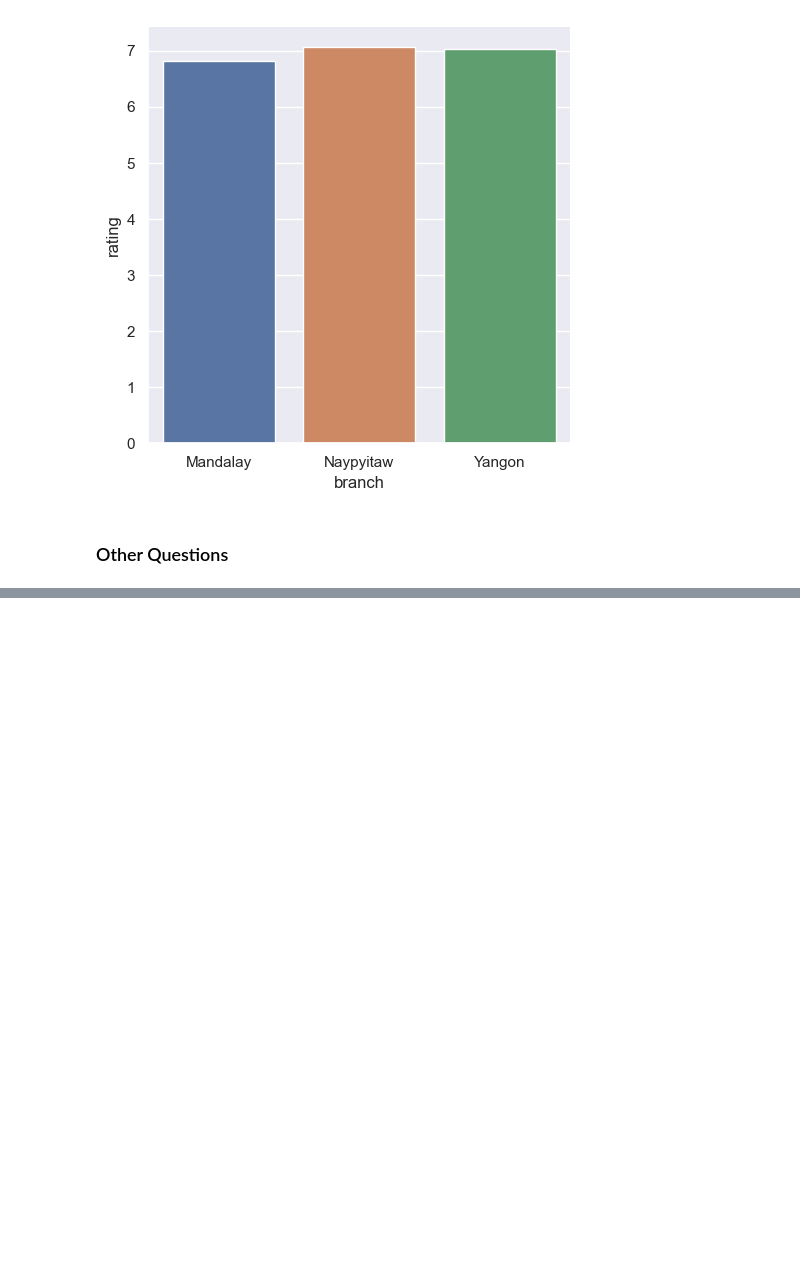
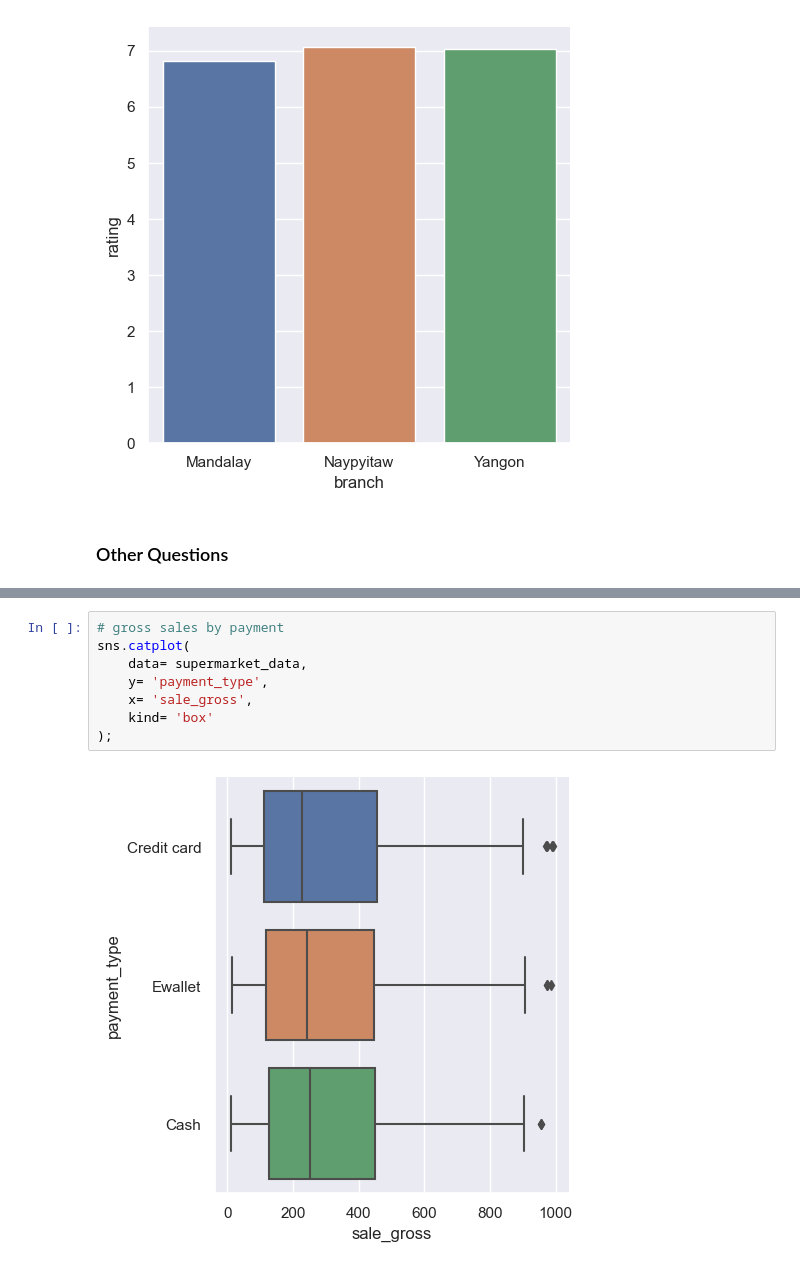
Before and after one commit to zdravoj/data-science-foundations, a Jupyter notebook: Supermarket_Sales/Supermarket_sales_analysis.ipynb, the cells around one changed output, grey strips where cells are left out. Cells and saved outputs as stored; diff of their text form; blank space fills up the shorter version.

```diff
--- a/Supermarket_Sales/Supermarket_sales_analysis.ipynb
+++ b/Supermarket_Sales/Supermarket_sales_analysis.ipynb
@@ -436,0 +448,10 @@ sns.catplot(
+# %%
+# gross sales by payment
+sns.catplot(
+    data= supermarket_data,
+    y= 'payment_type',
+    x= 'sale_gross',
+    kind= 'box'
+);
+# %% [output]
+[figure, added]
```
Also changed, not shown: parts of 14 cells of this notebook.
